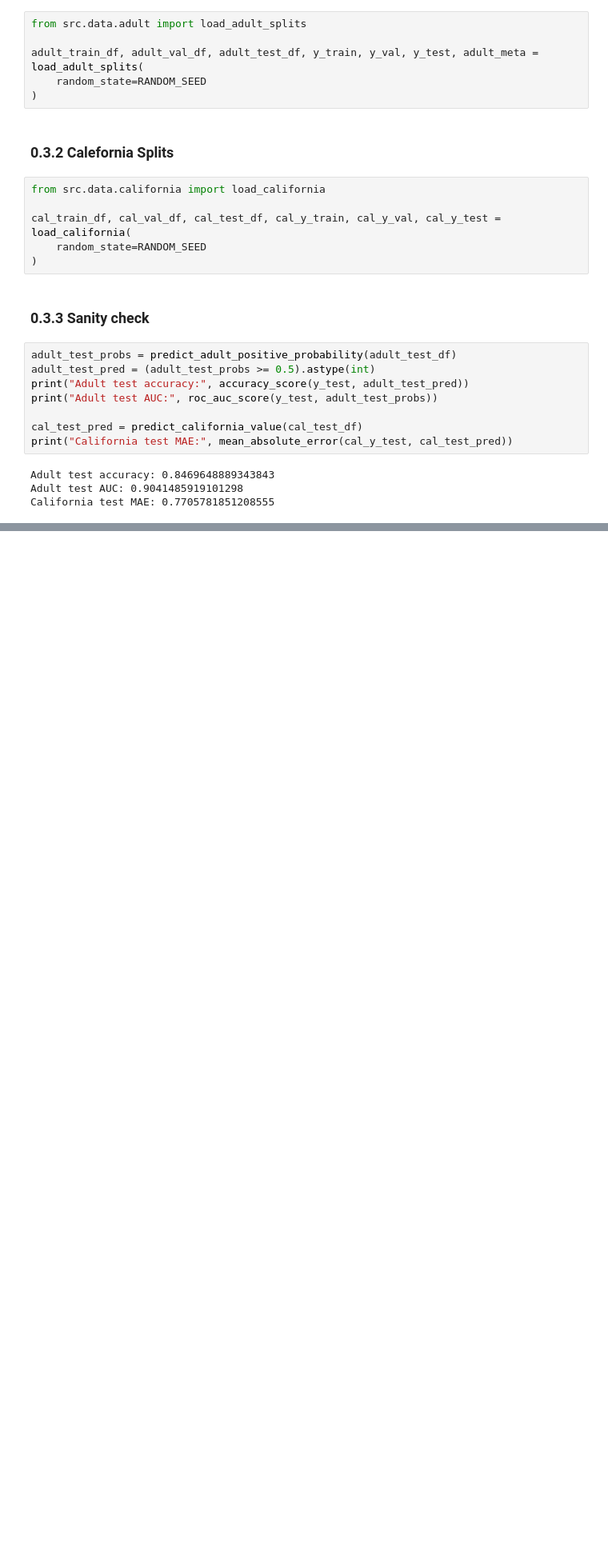
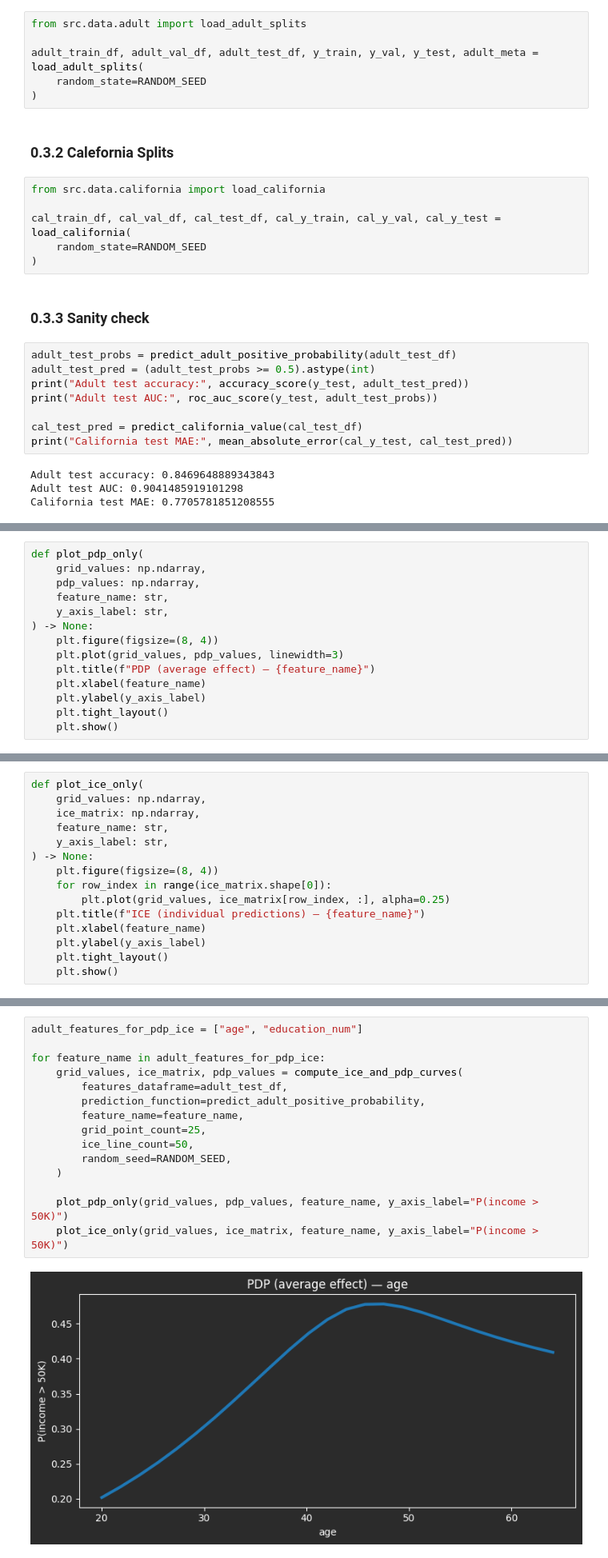
Before and after one commit to eddedomer/Interpertable-AI-for-Deep-Learning-Models, a Jupyter notebook: notebooks/Edvin_Sanfridsson_Love_Carlander_Strandäng.ipynb, the cells around one changed output, grey strips where cells are left out. Shown at 80% size. Cells and saved outputs as stored; diff of their text form; blank space fills up the shorter version.

```diff
--- a/notebooks/Edvin_Sanfridsson_Love_Carlander_Strandäng.ipynb
+++ b/notebooks/Edvin_Sanfridsson_Love_Carlander_Strandäng.ipynb
@@ -162,0 +243,14 @@ California test MAE: 0.7705781851208555
+# %%
+def plot_pdp_only(
+    grid_values: np.ndarray,
+    pdp_values: np.ndarray,
+    feature_name: str,
+    y_axis_label: str,
+) -> None:
+    plt.figure(figsize=(8, 4))
+    plt.plot(grid_values, pdp_values, linewidth=3)
+    plt.title(f"PDP (average effect) — {feature_name}")
+    plt.xlabel(feature_name)
+    plt.ylabel(y_axis_label)
+    plt.tight_layout()
+    plt.show()
@@ -162,0 +259,15 @@ California test MAE: 0.7705781851208555
+# %%
+def plot_ice_only(
+    grid_values: np.ndarray,
+    ice_matrix: np.ndarray,
+    feature_name: str,
+    y_axis_label: str,
+) -> None:
+    plt.figure(figsize=(8, 4))
+    for row_index in range(ice_matrix.shape[0]):
+        plt.plot(grid_values, ice_matrix[row_index, :], alpha=0.25)
+    plt.title(f"ICE (individual predictions) — {feature_name}")
+    plt.xlabel(feature_name)
+    plt.ylabel(y_axis_label)
+    plt.tight_layout()
+    plt.show()
@@ -162,0 +276,17 @@ California test MAE: 0.7705781851208555
+# %%
+adult_features_for_pdp_ice = ["age", "education_num"]
+
+for feature_name in adult_features_for_pdp_ice:
+    grid_values, ice_matrix, pdp_values = compute_ice_and_pdp_curves(
+        features_dataframe=adult_test_df,
+        prediction_function=predict_adult_positive_probability,
+        feature_name=feature_name,
+        grid_point_count=25,
+        ice_line_count=50,
+        random_seed=RANDOM_SEED,
+    )
+
+    plot_pdp_only(grid_values, pdp_values, feature_name, y_axis_label="P(income > 50K)")
+    plot_ice_only(grid_values, ice_matrix, feature_name, y_axis_label="P(income > 50K)")
+# %% [output]
+[figure, added]
```
Also changed, not shown: parts of 37 cells of this notebook.
